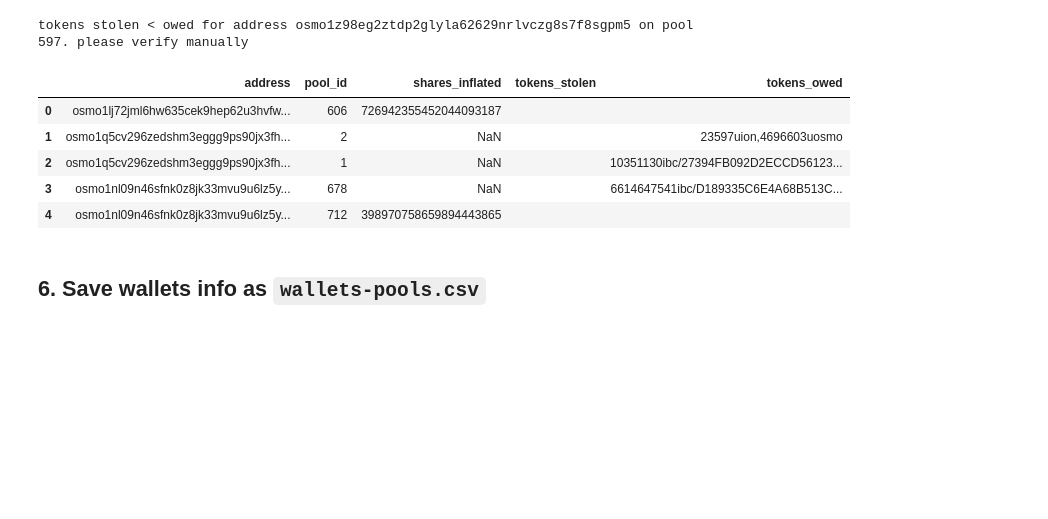
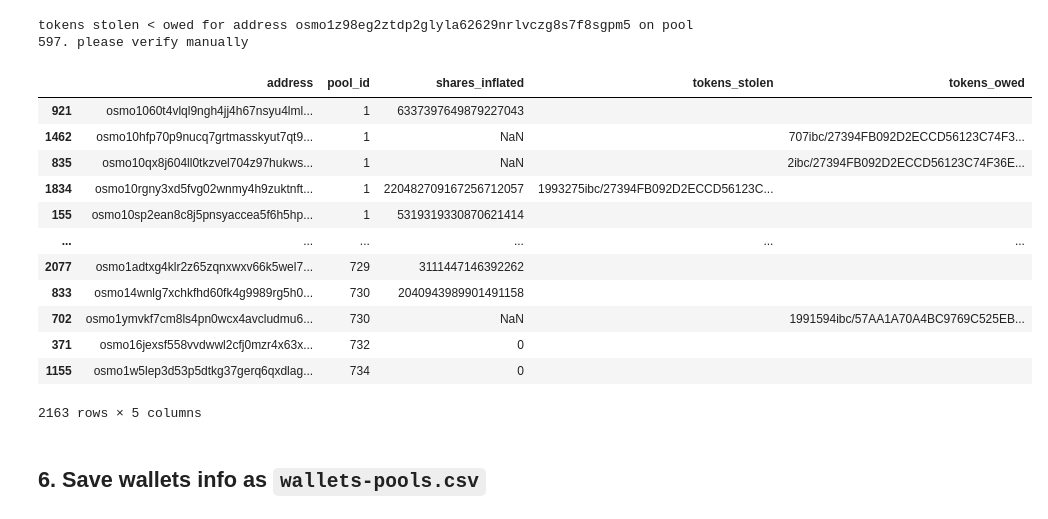
Before and after one commit to niccoloraspa/osmosis-halt-data, a Jupyter notebook: transactions.ipynb, the cells around one changed output. Cells and saved outputs as stored; diff of their text form; code cells hidden in the pictures; blank space fills up the shorter version.

Commit message:
sort final csv by pool

```diff
--- a/transactions.ipynb
+++ b/transactions.ipynb
@@ -707,16 +707,25 @@ tokens stolen < owed for address osmo1z98eg2ztdp2glyla62629nrlvczg8s7f8sgpm5 on
 # %%
 # convert tokens list into strings
 addrpool_df.tokens_owed = addrpool_df.tokens_owed.apply(token_to_str)
 addrpool_df.tokens_stolen = addrpool_df.tokens_stolen.apply(token_to_str)
 
-addrpool_df.head()
+addrpool_df.sort_values(by=["pool_id", "address"], ascending=True, inplace=True)
+
+addrpool_df
 # %% [output]
 |  | address | pool_id | shares_inflated | tokens_stolen | tokens_owed |
-| 0 | osmo1lj72jml6hw635cek9hep62u3hvfw... | 606 | 726942355452044093187 |  |  |
-| 1 | osmo1q5cv296zedshm3eggg9ps90jx3fh... | 2 | NaN |  | 23597uion,4696603uosmo |
-| 2 | osmo1q5cv296zedshm3eggg9ps90jx3fh... | 1 | NaN |  | 10351130ibc/27394FB092D2ECCD56123... |
-| 3 | osmo1nl09n46sfnk0z8jk33mvu9u6lz5y... | 678 | NaN |  | 6614647541ibc/D189335C6E4A68B513C... |
-| 4 | osmo1nl09n46sfnk0z8jk33mvu9u6lz5y... | 712 | 398970758659894443865 |  |  |
+| 921 | osmo1060t4vlql9ngh4jj4h67nsyu4lml... | 1 | 6337397649879227043 |  |  |
+| 1462 | osmo10hfp70p9nucq7grtmasskyut7qt9... | 1 | NaN |  | 707ibc/27394FB092D2ECCD56123C74F3... |
+| 835 | osmo10qx8j604ll0tkzvel704z97hukws... | 1 | NaN |  | 2ibc/27394FB092D2ECCD56123C74F36E... |
+| 1834 | osmo10rgny3xd5fvg02wnmy4h9zuktnft... | 1 | 220482709167256712057 | 1993275ibc/27394FB092D2ECCD56123C... |  |
+| 155 | osmo10sp2ean8c8j5pnsyaccea5f6h5hp... | 1 | 5319319330870621414 |  |  |
+| ... | ... | ... | ... | ... | ... |
+| 2077 | osmo1adtxg4klr2z65zqnxwxv66k5wel7... | 729 | 3111447146392262 |  |  |
+| 833 | osmo14wnlg7xchkfhd60fk4g9989rg5h0... | 730 | 2040943989901491158 |  |  |
+| 702 | osmo1ymvkf7cm8ls4pn0wcx4avcludmu6... | 730 | NaN |  | 1991594ibc/57AA1A70A4BC9769C525EB... |
+| 371 | osmo16jexsf558vvdwwl2cfj0mzr4x63x... | 732 | 0 |  |  |
+| 1155 | osmo1w5lep3d53p5dtkg37gerq6qxdlag... | 734 | 0 |  |  |
+2163 rows × 5 columns
 # %% [markdown]
 ## 6. Save wallets info as `wallets-pools.csv`
 # %%
```
Also changed, not shown: 1 other file.
